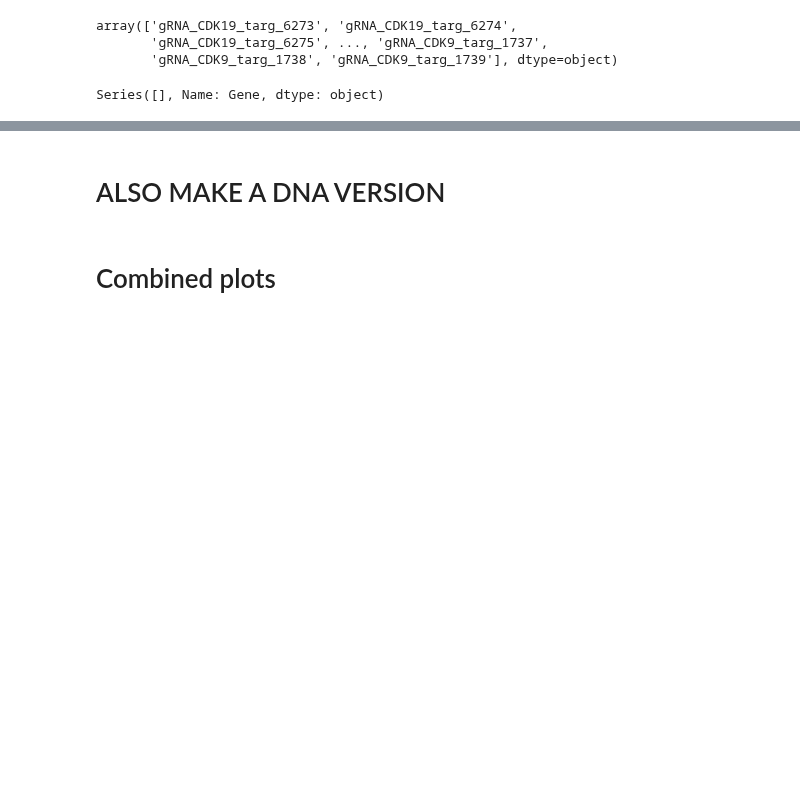
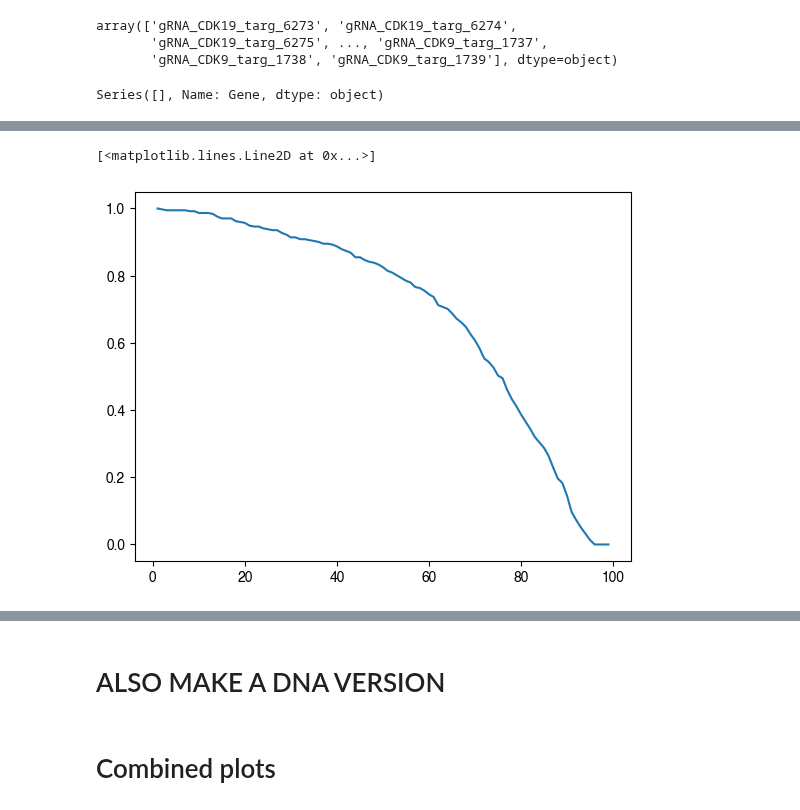
Before and after one commit to samgould2/CDK-BE-mutagenesis, a Jupyter notebook: notebooks/09_analysis_and_viz/logo_plots.ipynb, the cells around one changed output, grey strips where cells are left out. Cells and saved outputs as stored; diff of their text form; code cells hidden in the pictures; blank space fills up the shorter version.

```diff
--- a/notebooks/09_analysis_and_viz/logo_plots.ipynb
+++ b/notebooks/09_analysis_and_viz/logo_plots.ipynb
@@ -169,0 +225,5 @@ logo_plotter(gRNA_id, logo_df, CBE1, d4, min_perc=2)
+# %%
+plt.plot(range(1,100), d)
+# %% [output]
+[<matplotlib.lines.Line2D at 0x...>]
+[figure, added]
```
Also changed, not shown: parts of 27 cells of this notebook, 50 other files.
